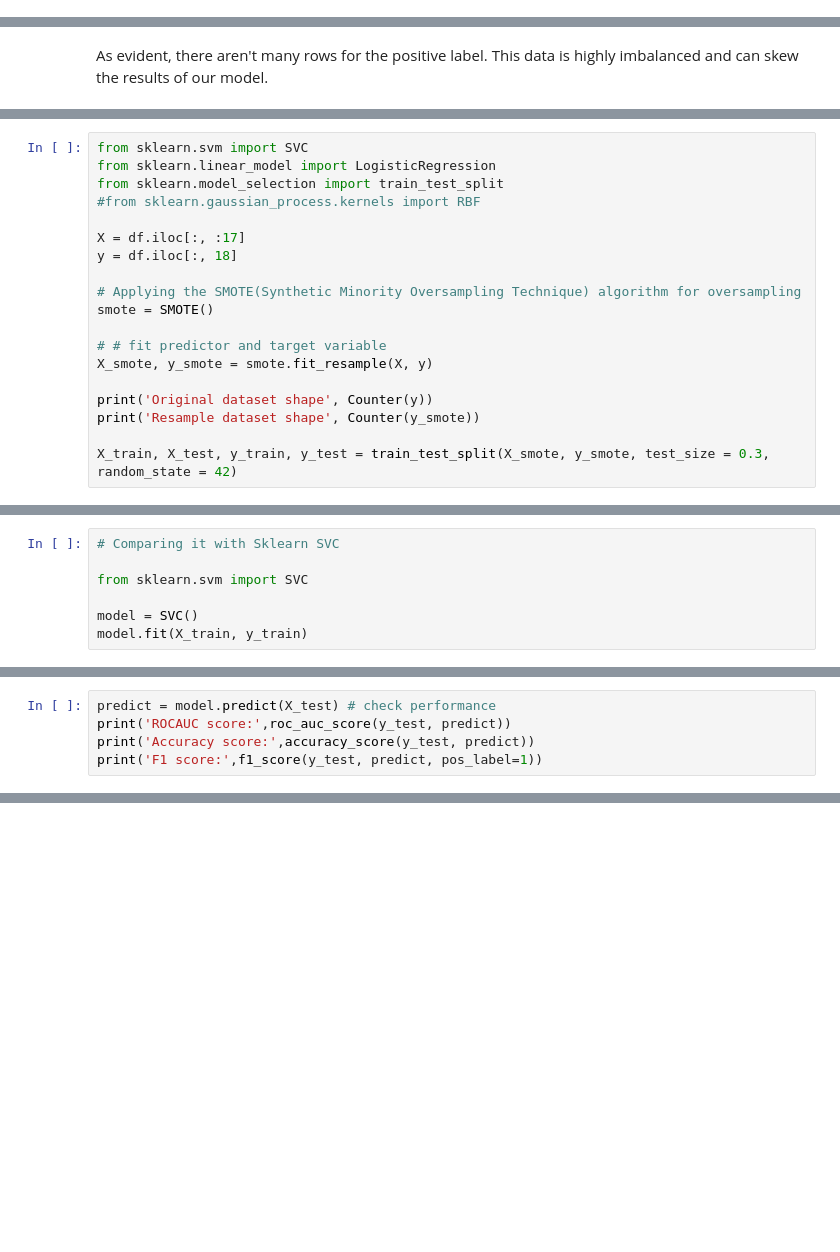
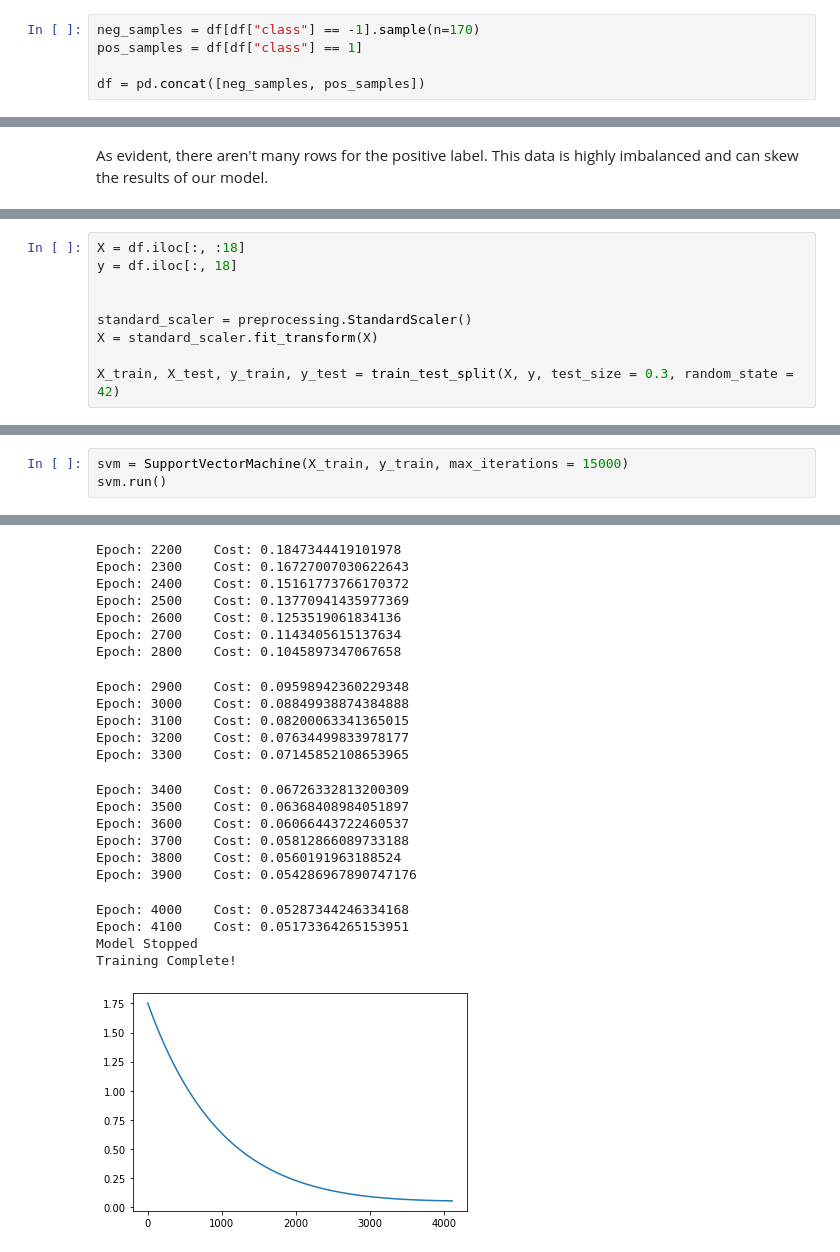
Before and after one commit to mankadronit/Classifying-High-Energy-Seismic-Bumps, a Jupyter notebook: IE7374-Project-Group-16.ipynb, the cells around one changed output, grey strips where cells are left out. Drawn from its saved outputs; the diff is of its cells as text; blank space fills up the shorter version.

Commit message:
Implemented Non Linear SVM

```diff
--- a/IE7374-Project-Group-16.ipynb
+++ b/IE7374-Project-Group-16.ipynb
@@ -105,3 +93,8 @@ df["class"].value_counts()
 -1    2414
  1     170
 Name: class, dtype: int64
+# %%
+neg_samples = df[df["class"] == -1].sample(n=170)
+pos_samples = df[df["class"] == 1]
+
+df = pd.concat([neg_samples, pos_samples])
@@ -112,19 +111,9 @@ As evident, there aren't many rows for the positive label. This data is highly i
 # %%
-from sklearn.svm import SVC
-from sklearn.linear_model import LogisticRegression
-from sklearn.model_selection import train_test_split
-#from sklearn.gaussian_process.kernels import RBF
-
-X = df.iloc[:, :17]
+X = df.iloc[:, :18]
 y = df.iloc[:, 18]
 
-# Applying the SMOTE(Synthetic Minority Oversampling Technique) algorithm for oversampling
-smote = SMOTE()
 
-# # fit predictor and target variable
-X_smote, y_smote = smote.fit_resample(X, y)
+standard_scaler = preprocessing.StandardScaler()
+X = standard_scaler.fit_transform(X)
 
-print('Original dataset shape', Counter(y))
-print('Resample dataset shape', Counter(y_smote))
-
-X_train, X_test, y_train, y_test = train_test_split(X_smote, y_smote, test_size = 0.3, random_state = 42)
+X_train, X_test, y_train, y_test = train_test_split(X, y, test_size = 0.3, random_state = 42)
@@ -274,7 +119,0 @@ F1 score: 0.6630727762803235
-# %%
-# Comparing it with Sklearn SVC
-
-from sklearn.svm import SVC
-
-model = SVC()
-model.fit(X_train, y_train)
@@ -283,5 +119,0 @@ SVC()
-# %%
-predict = model.predict(X_test) # check performance
-print('ROCAUC score:',roc_auc_score(y_test, predict))
-print('Accuracy score:',accuracy_score(y_test, predict))
-print('F1 score:',f1_score(y_test, predict, pos_label=1))
@@ -301,0 +212,4 @@ array([-3.12238777e-01,  3.39181375e-01, -1.55863748e-01, -5.01640900e-01,
+# %%
+svm = SupportVectorMachine(X_train, y_train, max_iterations = 15000)
+svm.run()
+# %% [output]
@@ -301,0 +238,23 @@ array([-3.12238777e-01,  3.39181375e-01, -1.55863748e-01, -5.01640900e-01,
+Epoch: 2200    Cost: 0.1847344419101978
+Epoch: 2300    Cost: 0.16727007030622643
+Epoch: 2400    Cost: 0.15161773766170372
+Epoch: 2500    Cost: 0.13770941435977369
+Epoch: 2600    Cost: 0.1253519061834136
+Epoch: 2700    Cost: 0.1143405615137634
+Epoch: 2800    Cost: 0.1045897347067658
+Epoch: 2900    Cost: 0.09598942360229348
+Epoch: 3000    Cost: 0.08849938874384888
+Epoch: 3100    Cost: 0.08200063341365015
+Epoch: 3200    Cost: 0.07634499833978177
+Epoch: 3300    Cost: 0.07145852108653965
+Epoch: 3400    Cost: 0.06726332813200309
+Epoch: 3500    Cost: 0.06368408984051897
+Epoch: 3600    Cost: 0.06066443722460537
+Epoch: 3700    Cost: 0.05812866089733188
+Epoch: 3800    Cost: 0.0560191963188524
+Epoch: 3900    Cost: 0.054286967890747176
+Epoch: 4000    Cost: 0.05287344246334168
+Epoch: 4100    Cost: 0.05173364265153951
+Model Stopped
+Training Complete!
+[figure, added]
```
Also changed, not shown: parts of 29 cells of this notebook, 1 other file.
